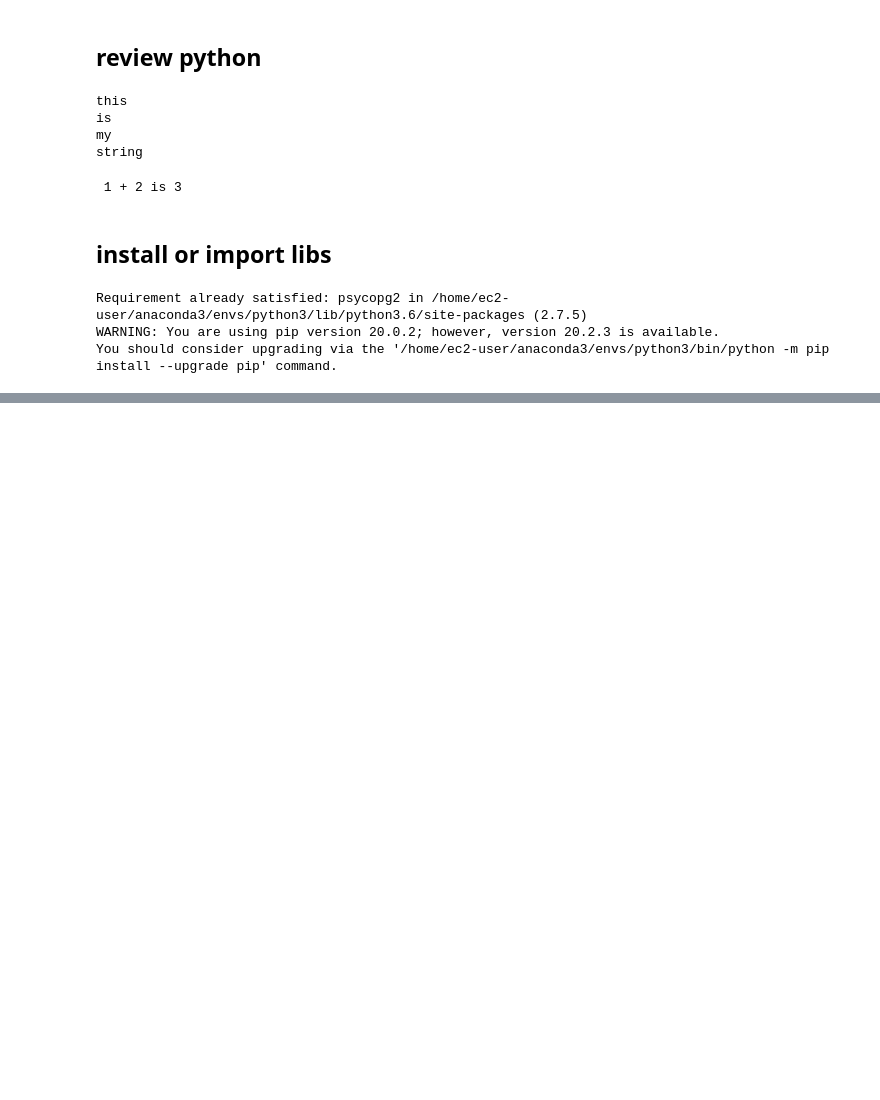
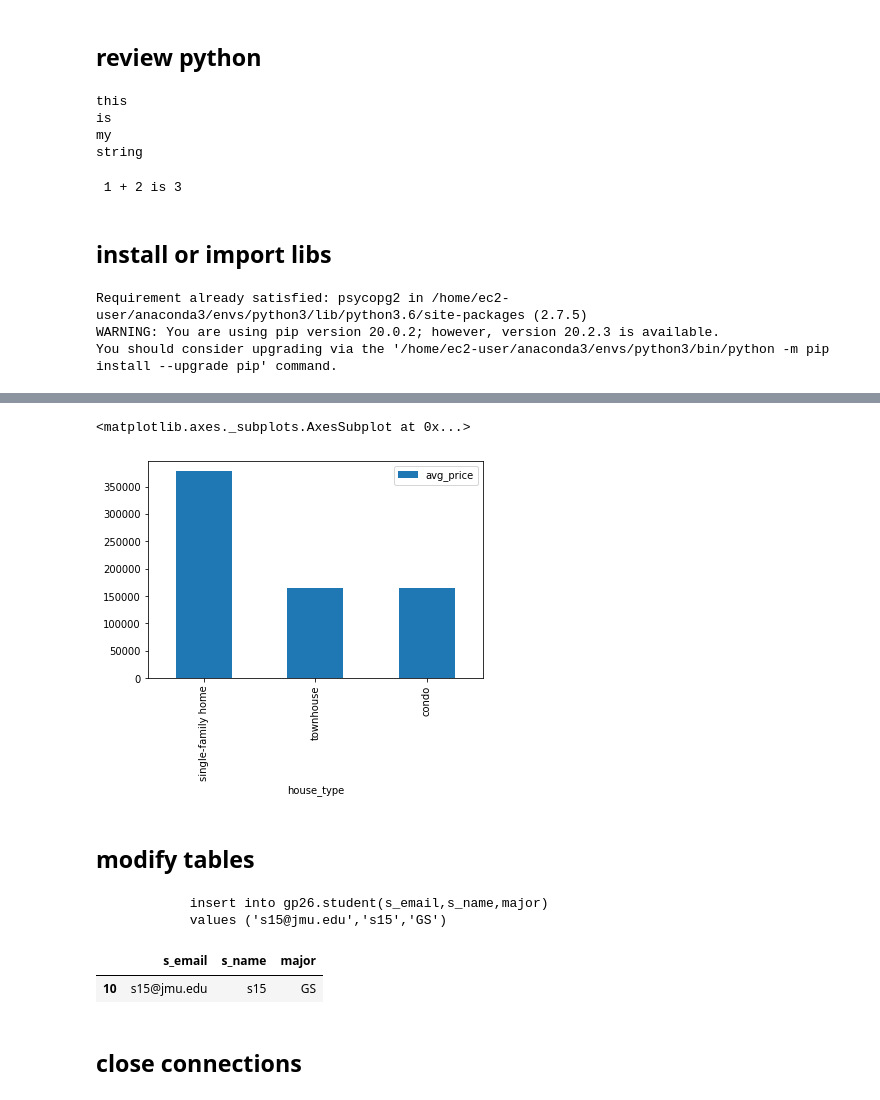
Before and after one commit to chloe-thompson489/ia340, a Jupyter notebook: lec4.ipynb, the cells around one changed output, grey strips where cells are left out. Cells and saved outputs as stored; diff of their text form; code cells hidden in the pictures; blank space fills up the shorter version.

```diff
--- a/lec4.ipynb
+++ b/lec4.ipynb
@@ -30,0 +130,27 @@ import psycopg2
+# %%
+sql_avg_price_per_house_type = """
+                                select house_type,
+                                avg(price) as avg_price
+                                from public.house_price
+                                group by house_type
+                                order by avg_price desc
+                                """
+# %%
+df = pandas.read_sql_query(sql_avg_price_per_house_type,conn)
+
+df.plot.bar(y= 'avg_price', x= 'house_type')
+# %% [output]
+<matplotlib.axes._subplots.AxesSubplot at 0x...>
+[figure, added]
+# %% [markdown]
+## modify tables
+# %%
+sql_insert = """
+            insert into gp26.student(s_email,s_name,major)
+            values ('{}','{}','{}')
+            """.format('s15@jmu.edu', 's15', 'GS')
+
+print(sql_insert)
+# %% [output]
+            insert into gp26.student(s_email,s_name,major)
+            values ('s15@jmu.edu','s15','GS')
@@ -30,0 +161,7 @@ import psycopg2
+# %%
+df = pandas.read_sql_query('select * from gp26.student',conn)
+
+df[-1:]
+# %% [output]
+|  | s_email | s_name | major |
+| 10 | s15@jmu.edu | s15 | GS |
@@ -30,0 +172,2 @@ import psycopg2
+# %% [markdown]
+## close connections
```
Also changed, not shown: parts of 22 cells of this notebook.
